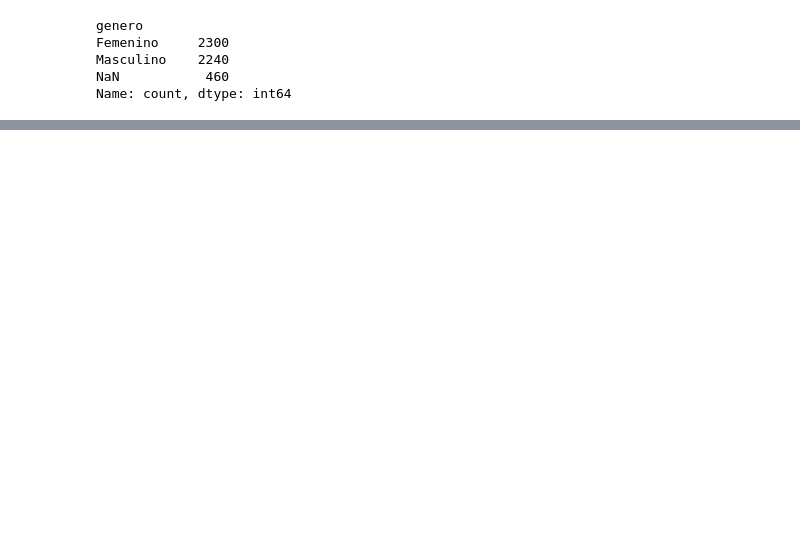
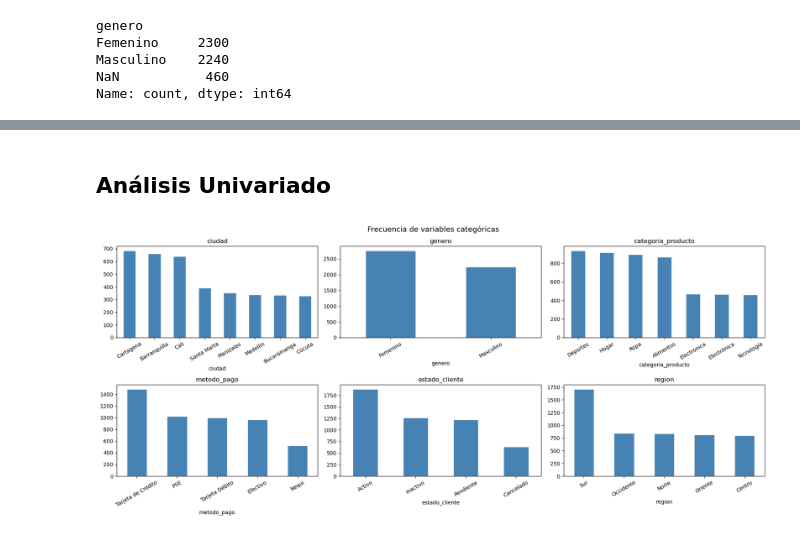
Before and after one commit to Jorge0827/Tutorias_Cohorte_6_master_IA, a Jupyter notebook: Unidad_3_ML/tutoria_4/tutoria_4_refuerzo_EDA.ipynb, the cells around one changed output, grey strips where cells are left out. Saved outputs shown, nothing was run; the diff lists cells and outputs as text; code cells hidden in the pictures; blank space fills up the shorter version.

```diff
--- a/Unidad_3_ML/tutoria_4/tutoria_4_refuerzo_EDA.ipynb
+++ b/Unidad_3_ML/tutoria_4/tutoria_4_refuerzo_EDA.ipynb
@@ -177,0 +430,20 @@ Name: count, dtype: int64
+# %% [markdown]
+## Análisis Univariado
+# %%
+#Barras de frecuencia para cada variable categórica
+
+fig, axes = plt.subplots(2,3, figsize=(18, 8))
+axes = axes.flatten()
+
+for i, col in enumerate(columnas_texto):
+    conteo = df[col].value_counts().head(8)  #Top 8 categorías más frecuentes
+    conteo.plot(kind='bar', ax=axes[i], color='steelblue', edgecolor='white')
+    axes[i].set_title(col)
+    axes[i].tick_params(axis= 'x', rotation=30)
+
+
+plt.suptitle('Frecuencia de variables categóricas', fontsize=14)
+plt.tight_layout()
+plt.show()
+# %% [output]
+[figure, added]
```
Also changed, not shown: parts of 22 cells of this notebook.
